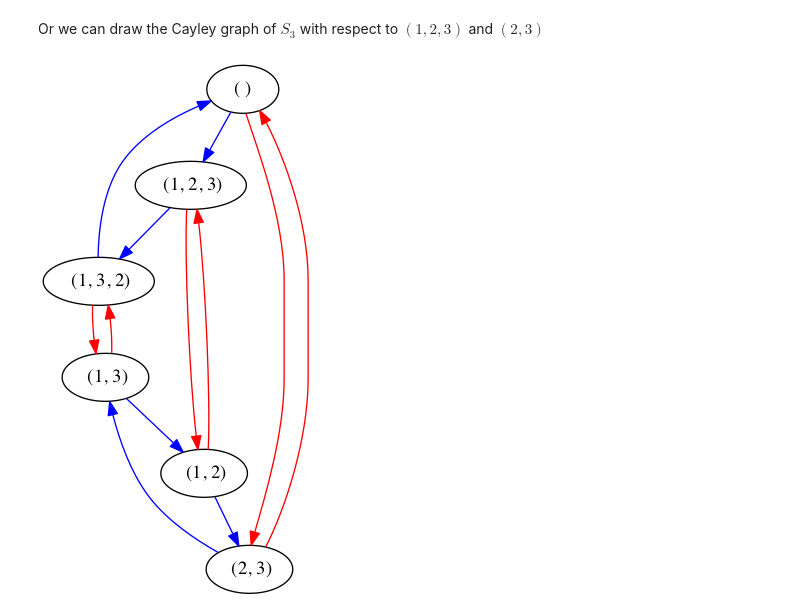
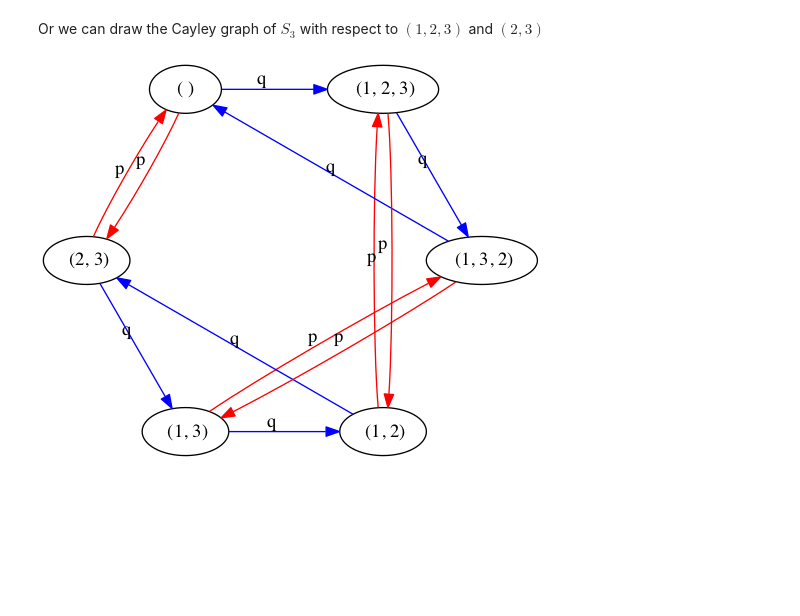
Before and after one commit to pedritomelenas/Algebra-II, a Jupyter notebook: Grupos/absalg-new/Tutorial.ipynb, the cells around one changed output. Drawn from its saved outputs; the diff is of its cells as text; code cells hidden in the pictures; blank space fills up the shorter version.

```diff
--- a/Grupos/absalg-new/Tutorial.ipynb
+++ b/Grupos/absalg-new/Tutorial.ipynb
@@ -507,18 +510,19 @@ Image(data=png_str)
 Or we can draw the Cayley graph of $S_3$ with respect to $(1,2,3)$ and $(2,3)$
 # %%
 G=SymmetricGroup(3)
-A=nx.DiGraph()
+g1=gv.Digraph(format='png',engine='circo')
 p=G(permutation([1,3,2]))
 q=G(permutation([2,3,1]))
 vertices=[repr(a) for a in G]
-A.add_nodes_from(vertices)
+for v in vertices:
+    g1.node(v)
 edges1=[(repr(a),repr(b)) for a in G for b in G if b==a*p]
+for e in edges1:
+    g1.edge(e[0],e[1],"p",_attributes={'color':'red'})
 edges2=[(repr(a),repr(b)) for a in G for b in G if b==a*q]
-A.add_edges_from(edges1,color='red')
-A.add_edges_from(edges2,color='blue')
+for e in edges2:
+    g1.edge(e[0],e[1],"q",_attributes={'color':'blue'})
+png_str = g1.render()
+Image(data=png_str)
+# %% [output]
+[figure, added]
-# %%
-d=nx.to_pydot(A)
-png_str = d.create_png()
-Image(data=png_str)
-# %% [output]
-[figure, removed]
```
Also changed, not shown: parts of 7 cells of this notebook.
